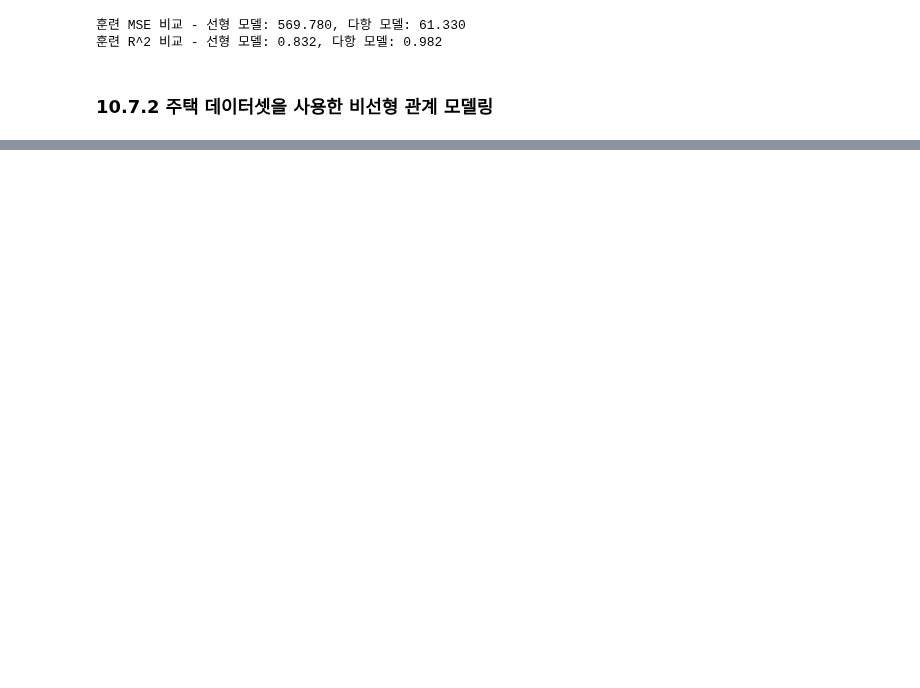
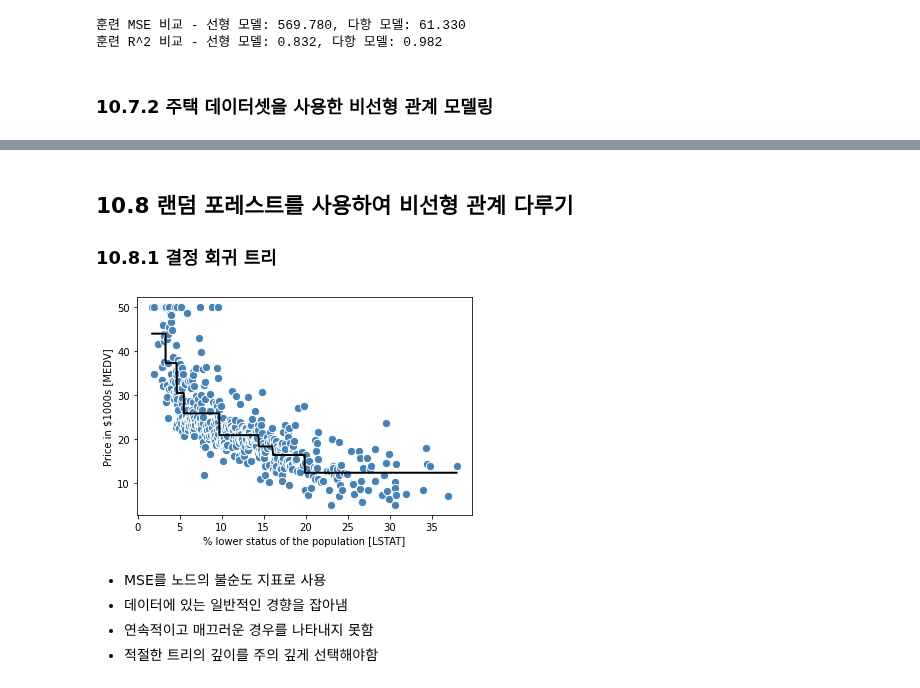
Before and after one commit to sunghyouk/study_room, a Jupyter notebook: python_ML/ex_chapter_10.ipynb, the cells around one changed output, grey strips where cells are left out. Saved outputs shown, nothing was run; the diff lists cells and outputs as text; code cells hidden in the pictures; blank space fills up the shorter version.

```diff
--- a/python_ML/ex_chapter_10.ipynb
+++ b/python_ML/ex_chapter_10.ipynb
@@ -99,7 +99,7 @@ plt.show()
 def lin_regplot(X, y, model):
     plt.scatter(X, y, c='steelblue', edgecolor='white', s=70)
     plt.plot(X, model.predict(X), color='black', lw=2)
-    return None
+    return
 # %%
 lin_regplot(X_std, y_std, lr)
 plt.xlabel('Average number of rooms [RM] (standardized)')
@@ -313,0 +376,22 @@ linear_r2 = r2_score(y, regr.predict(X))
+# %% [markdown]
+## 10.8 랜덤 포레스트를 사용하여 비선형 관계 다루기
+### 10.8.1 결정 회귀 트리
+# %%
+# 결정 트리 회귀
+from sklearn.tree import DecisionTreeRegressor
+X = df[['LSTAT']].values
+y = df['MEDV'].values
+tree = DecisionTreeRegressor(max_depth=3)
+tree.fit(X, y)
+sort_idx = X.flatten().argsort()
+lin_regplot(X[sort_idx], y[sort_idx], tree)
+plt.xlabel('% lower status of the population [LSTAT]')
+plt.ylabel('Price in $1000s [MEDV]')
+plt.show()
+# %% [output]
+[figure, added]
+# %% [markdown]
+* MSE를 노드의 불순도 지표로 사용
+* 데이터에 있는 일반적인 경향을 잡아냄
+* 연속적이고 매끄러운 경우를 나타내지 못함
+* 적절한 트리의 깊이를 주의 깊게 선택해야함
```
Also changed, not shown: parts of 14 cells of this notebook.
